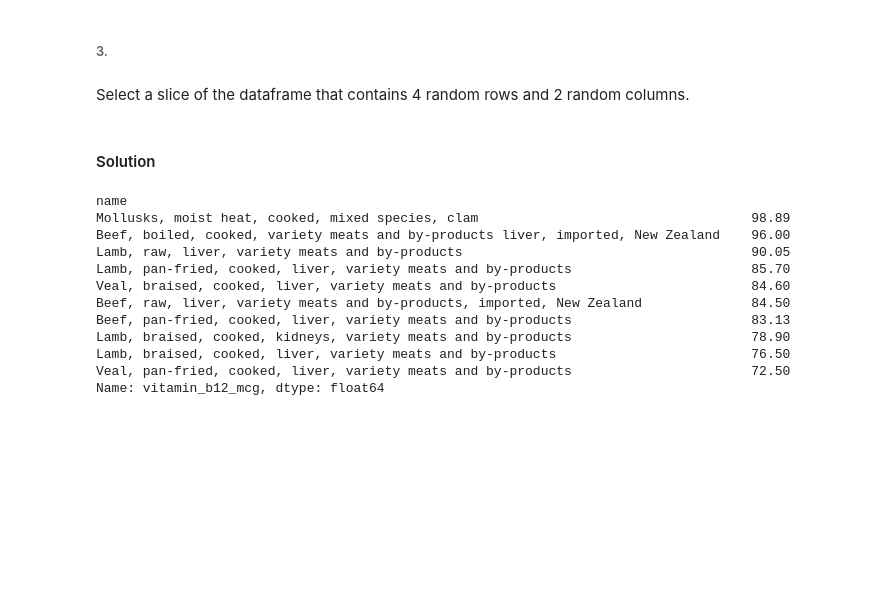
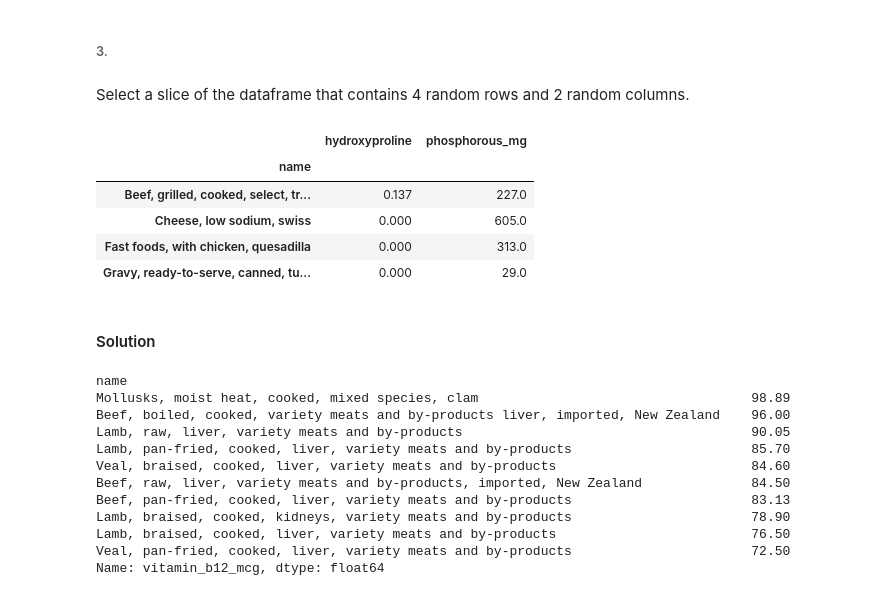
Before and after one commit to kennethtanmh/Advance-Python-Data-Analysis, a Jupyter notebook: Dataframe I/4Working_With_DataFrames.ipynb, the cells around one changed output. Cells and saved outputs as stored; diff of their text form; code cells hidden in the pictures; blank space fills up the shorter version.

```diff
--- a/Dataframe I/4Working_With_DataFrames.ipynb
+++ b/Dataframe I/4Working_With_DataFrames.ipynb
@@ -2046,6 +2109,15 @@ Isolate the foods in the dataset that contain, or are based on, eggplant. Which
 ###### 3.
 # %% [markdown]
 Select a slice of the dataframe that contains 4 random rows and 2 random columns.
+# %%
+nutrition.sample(4 , axis=0).sample(2 , axis= 1)
+# %% [output]
+|  | hydroxyproline | phosphorous_mg |
+| name |  |  |
+| Beef, grilled, cooked, select, tr... | 0.137 | 227.0 |
+| Cheese, low sodium, swiss | 0.000 | 605.0 |
+| Fast foods, with chicken, quesadilla | 0.000 | 313.0 |
+| Gravy, ready-to-serve, canned, tu... | 0.000 | 29.0 |
 # %% [markdown]
 #### Solution
 # %%
```
Also changed, not shown: parts of 85 cells of this notebook, 2 other files.
